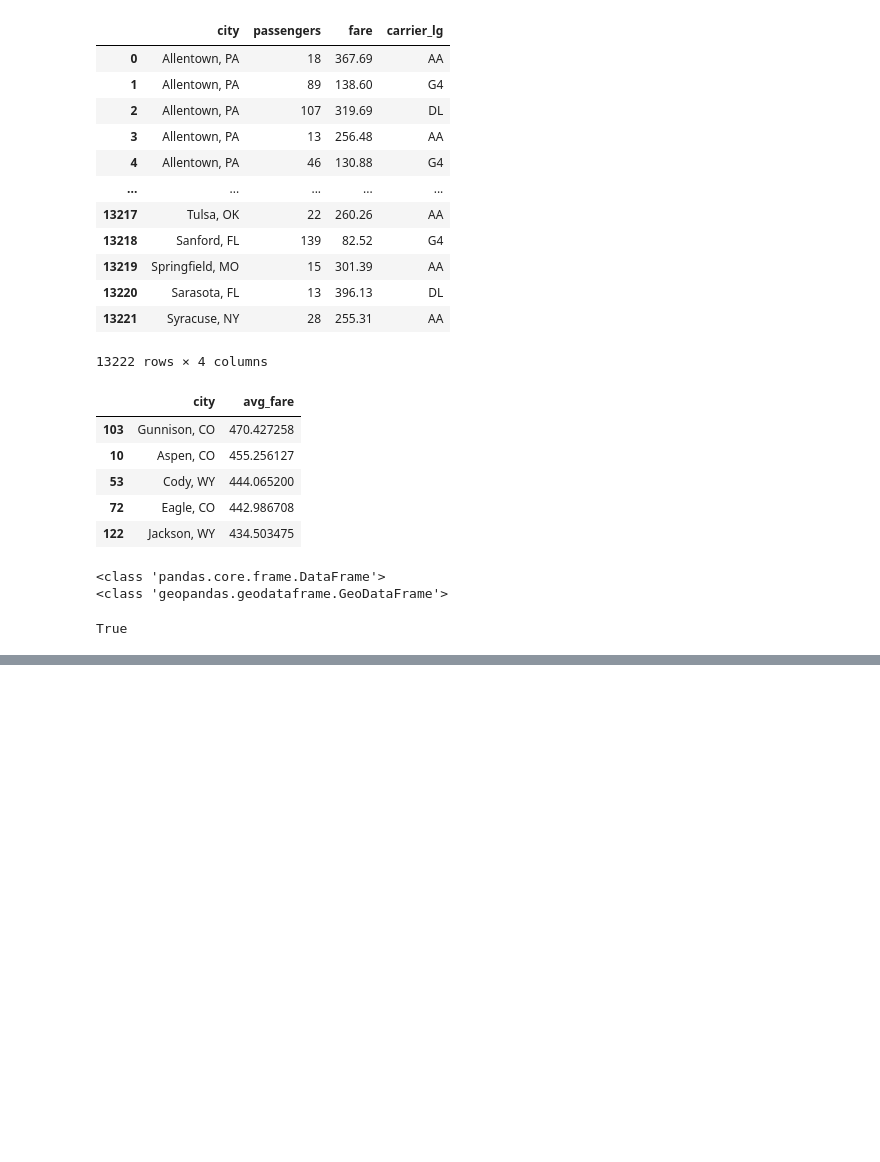
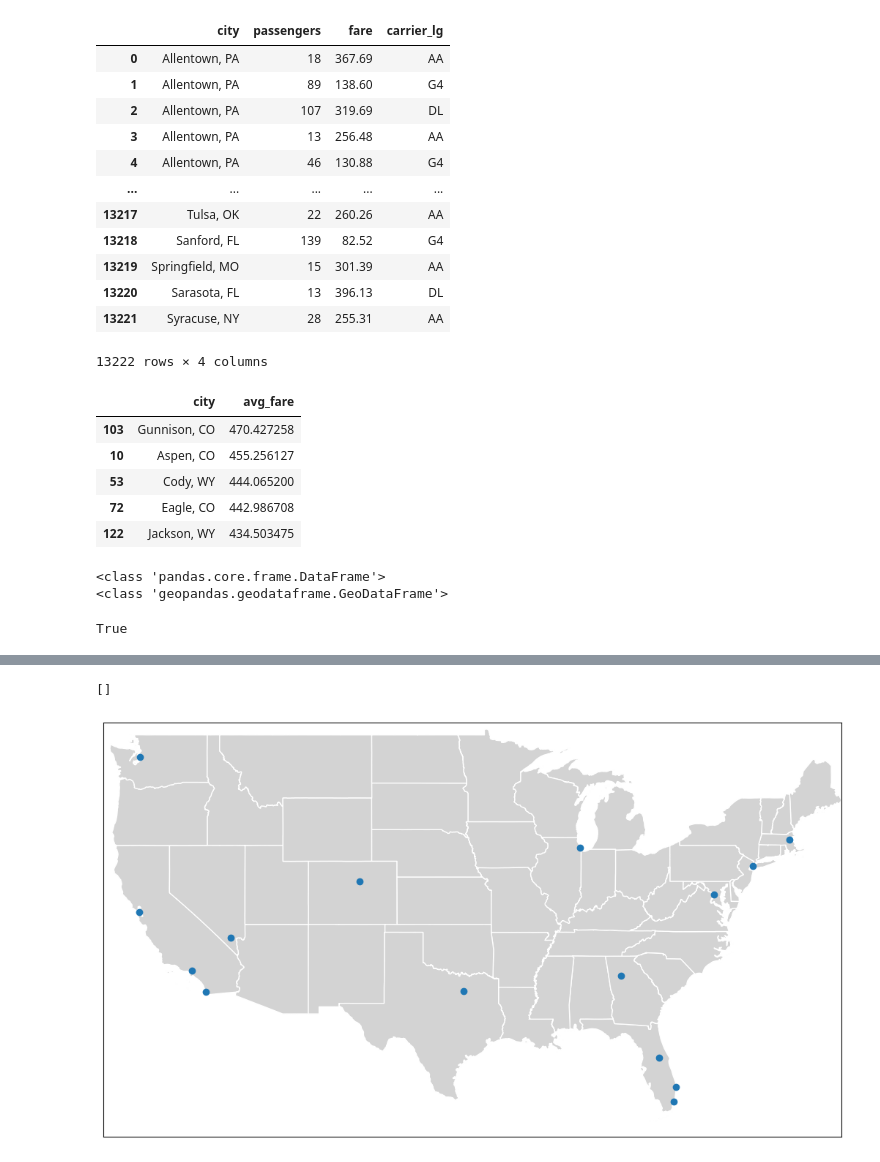
Before and after one commit to olublin/PDEW_Predict, a Jupyter notebook: PDEW_eda.ipynb, the cells around one changed output, grey strips where cells are left out. Cells and saved outputs as stored; diff of their text form; code cells hidden in the pictures; blank space fills up the shorter version.

```diff
--- a/PDEW_eda.ipynb
+++ b/PDEW_eda.ipynb
@@ -352,0 +431,37 @@ city_matrix
+# %%
+#plotting the 20 busiest citymarket pairs in 3q 2024
+data = all_pdew.sort_values(by = 'passengers', ascending = False).head(20)
+
+#need to get the geometries of all cities in here
+cities_to_plot = pd.DataFrame(pd.unique(data[['city1','city2']].values.ravel()))
+cities_to_plot.columns = ['city']     #cities_to_plot is now a dataframe containing all unique citymarkets in the top 20 citypairs
+cities_geo = gpd.GeoDataFrame(cities_to_plot.merge(all_cities_geo, left_on = 'city', right_on = 'cityname'))
+
+fig,ax = plt.subplots(figsize = (13,16))
+
+usa_map.plot(
+    ax = ax,
+    color = 'lightgrey',
+    edgecolor = 'white'
+)
+
+cities_geo.plot(
+    ax = plt.gca(),
+)
+
+#now we need to connect the points in the top 20
+lines = []
+for
+lines.append(LineString([city1,city2]))
+
+bounds = city_matrix_geo.total_bounds
+ax.set_xlim(bounds[0]-1,bounds[2]+1)
+ax.set_ylim(bounds[1]-1,bounds[3]+1)
+
+ax.set_xticks([])
+ax.set_yticks([])
+
+plt.title('Top 20 City Pairs')
+# %% [output]
+[]
+[figure, added]
```
Also changed, not shown: parts of 12 cells of this notebook.
